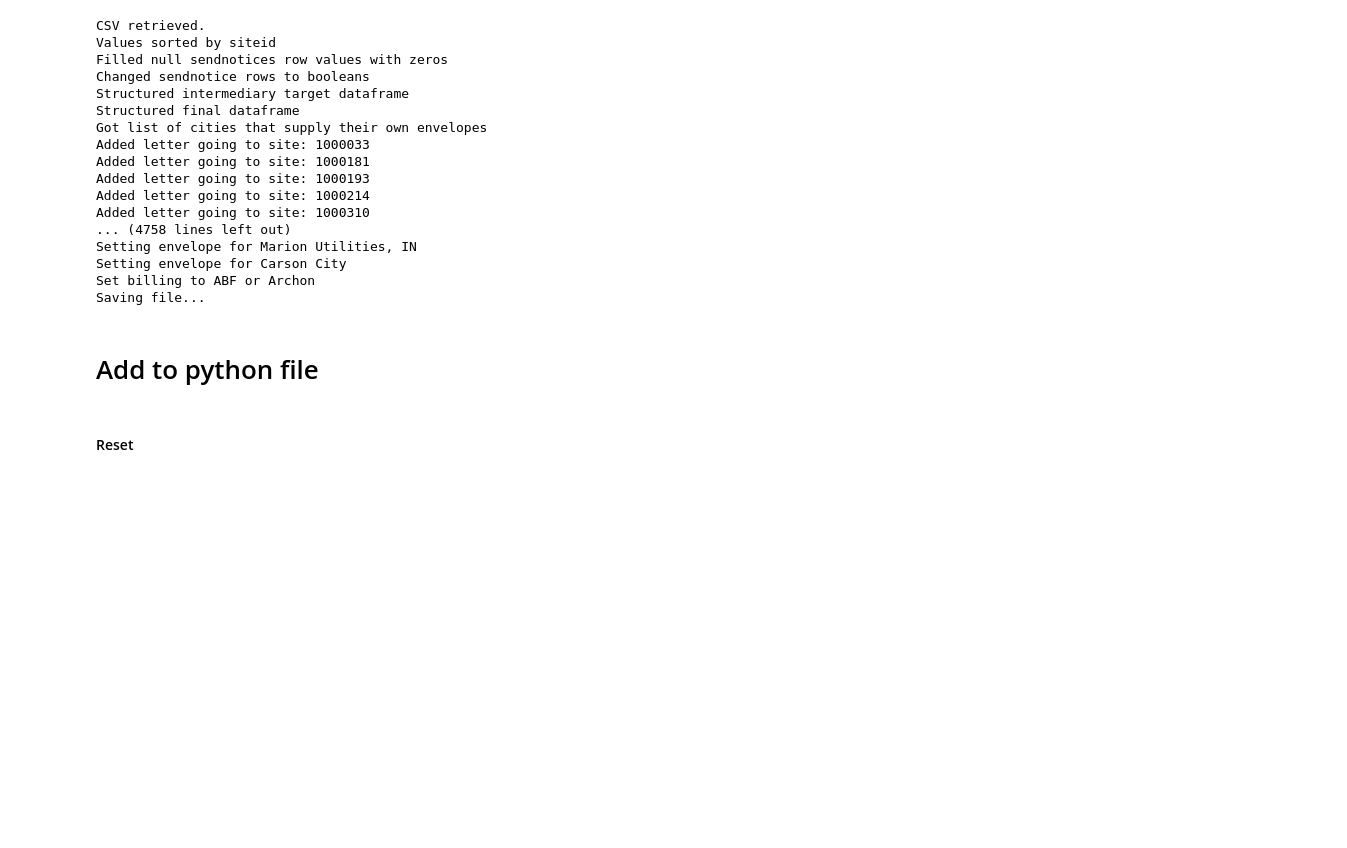
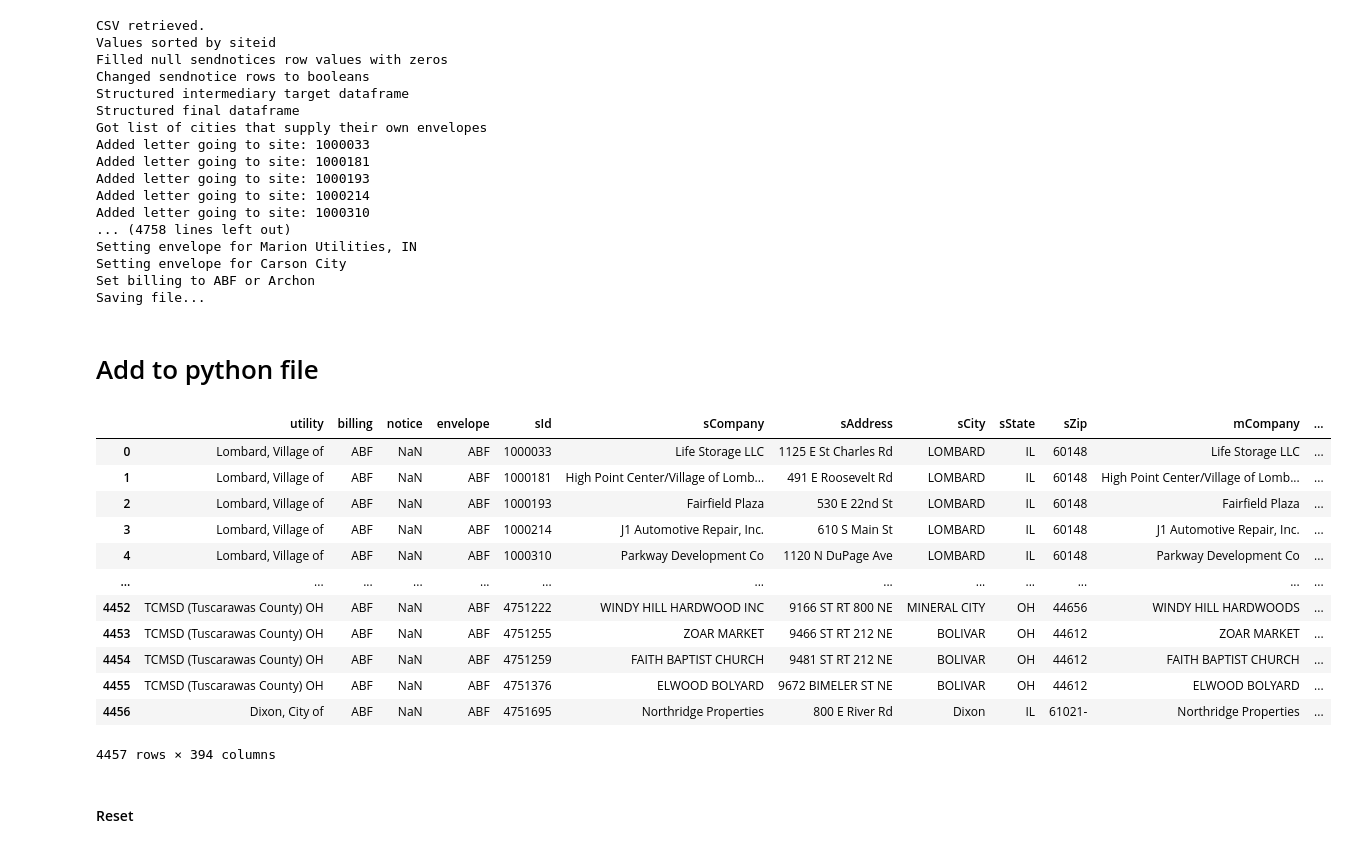
Before and after one commit to camstar915/RMR-Templating, a Jupyter notebook: handleDuplicates.ipynb, the cells around one changed output. Saved outputs shown, nothing was run; the diff lists cells and outputs as text; code cells hidden in the pictures; blank space fills up the shorter version.

```diff
--- a/handleDuplicates.ipynb
+++ b/handleDuplicates.ipynb
@@ -137,6 +141,22 @@ Saving file...
 dfTest = dfTest[~dfTest.utility.str.contains("Sample")]
 dfTest = dfTest[~dfTest.utility.str.contains("Demo")]
 dfTest = dfTest[~dfTest.utility.str.contains("NOT UTILITY")]
+# %%
+dfFinal.reindex()
+# %% [output]
+|  | utility | billing | notice | envelope | sId | sCompany | sAddress | sCity | sState | sZip | mCompany | ... |
+| 0 | Lombard, Village of | ABF | NaN | ABF | 1000033 | Life Storage LLC | 1125 E St Charles Rd | LOMBARD | IL | 60148 | Life Storage LLC | ... |
+| 1 | Lombard, Village of | ABF | NaN | ABF | 1000181 | High Point Center/Village of Lomb... | 491 E Roosevelt Rd | LOMBARD | IL | 60148 | High Point Center/Village of Lomb... | ... |
+| 2 | Lombard, Village of | ABF | NaN | ABF | 1000193 | Fairfield Plaza | 530 E 22nd St | LOMBARD | IL | 60148 | Fairfield Plaza | ... |
+| 3 | Lombard, Village of | ABF | NaN | ABF | 1000214 | J1 Automotive Repair, Inc. | 610 S Main St | LOMBARD | IL | 60148 | J1 Automotive Repair, Inc. | ... |
+| 4 | Lombard, Village of | ABF | NaN | ABF | 1000310 | Parkway Development Co | 1120 N DuPage Ave | LOMBARD | IL | 60148 | Parkway Development Co | ... |
+| ... | ... | ... | ... | ... | ... | ... | ... | ... | ... | ... | ... | ... |
+| 4452 | TCMSD (Tuscarawas County) OH | ABF | NaN | ABF | 4751222 | WINDY HILL HARDWOOD INC | 9166 ST RT 800 NE | MINERAL CITY | OH | 44656 | WINDY HILL HARDWOODS | ... |
+| 4453 | TCMSD (Tuscarawas County) OH | ABF | NaN | ABF | 4751255 | ZOAR MARKET | 9466 ST RT 212 NE | BOLIVAR | OH | 44612 | ZOAR MARKET | ... |
+| 4454 | TCMSD (Tuscarawas County) OH | ABF | NaN | ABF | 4751259 | FAITH BAPTIST CHURCH | 9481 ST RT 212 NE | BOLIVAR | OH | 44612 | FAITH BAPTIST CHURCH | ... |
+| 4455 | TCMSD (Tuscarawas County) OH | ABF | NaN | ABF | 4751376 | ELWOOD BOLYARD | 9672 BIMELER ST NE | BOLIVAR | OH | 44612 | ELWOOD BOLYARD | ... |
+| 4456 | Dixon, City of | ABF | NaN | ABF | 4751695 | Northridge Properties | 800 E River Rd | Dixon | IL | 61021- | Northridge Properties | ... |
+4457 rows × 394 columns
 # %% [markdown]
 #### Reset
 # %%
```
Also changed, not shown: parts of 8 cells of this notebook.
